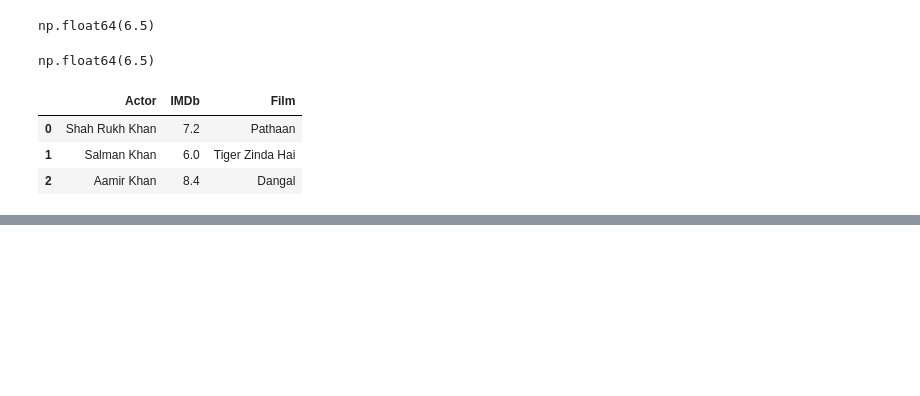
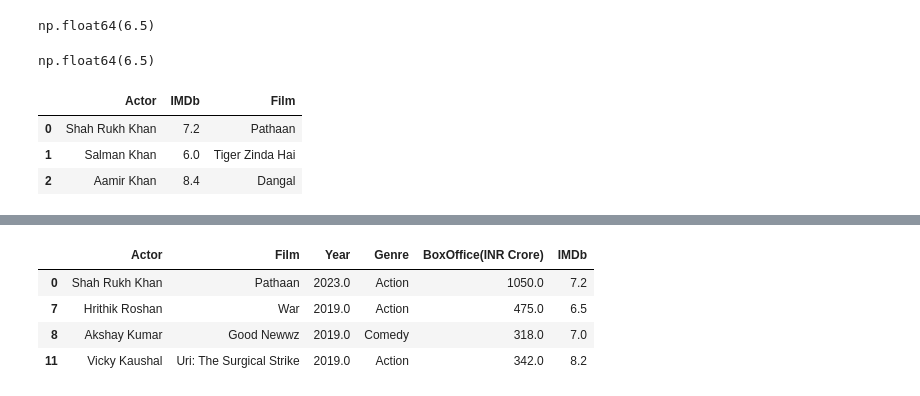
Before and after one commit to sarhan-003/Data-Analysis-using-Pandas, a Jupyter notebook: Data_Selection_Filtering.ipynb, the cells around one changed output, grey strips where cells are left out. Drawn from its saved outputs; the diff is of its cells as text; code cells hidden in the pictures; blank space fills up the shorter version.

```diff
--- a/Data_Selection_Filtering.ipynb
+++ b/Data_Selection_Filtering.ipynb
@@ -278,0 +314,8 @@ NameError: name 'df' is not defined
+# %%
+df.query("Year > 2018 and IMDb >6")
+# %% [output]
+|  | Actor | Film | Year | Genre | BoxOffice(INR Crore) | IMDb |
+| 0 | Shah Rukh Khan | Pathaan | 2023.0 | Action | 1050.0 | 7.2 |
+| 7 | Hrithik Roshan | War | 2019.0 | Action | 475.0 | 6.5 |
+| 8 | Akshay Kumar | Good Newwz | 2019.0 | Comedy | 318.0 | 7.0 |
+| 11 | Vicky Kaushal | Uri: The Surgical Strike | 2019.0 | Action | 342.0 | 8.2 |
```
Also changed, not shown: parts of 9 cells of this notebook.
